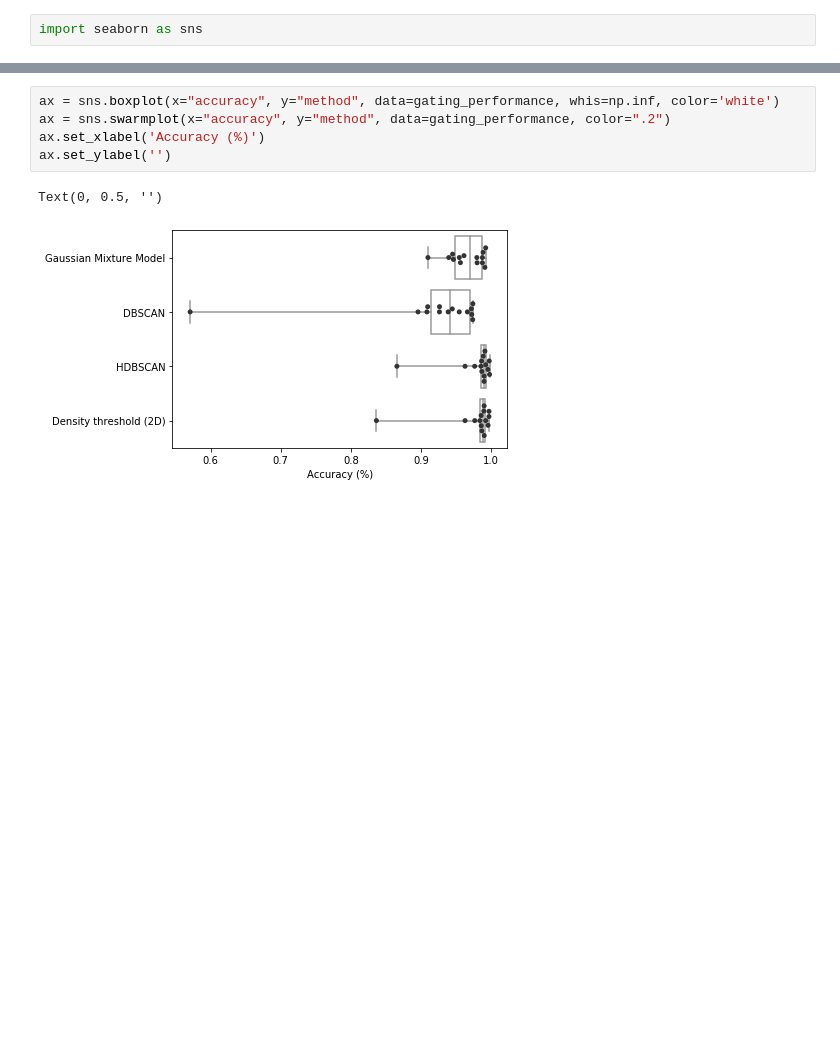
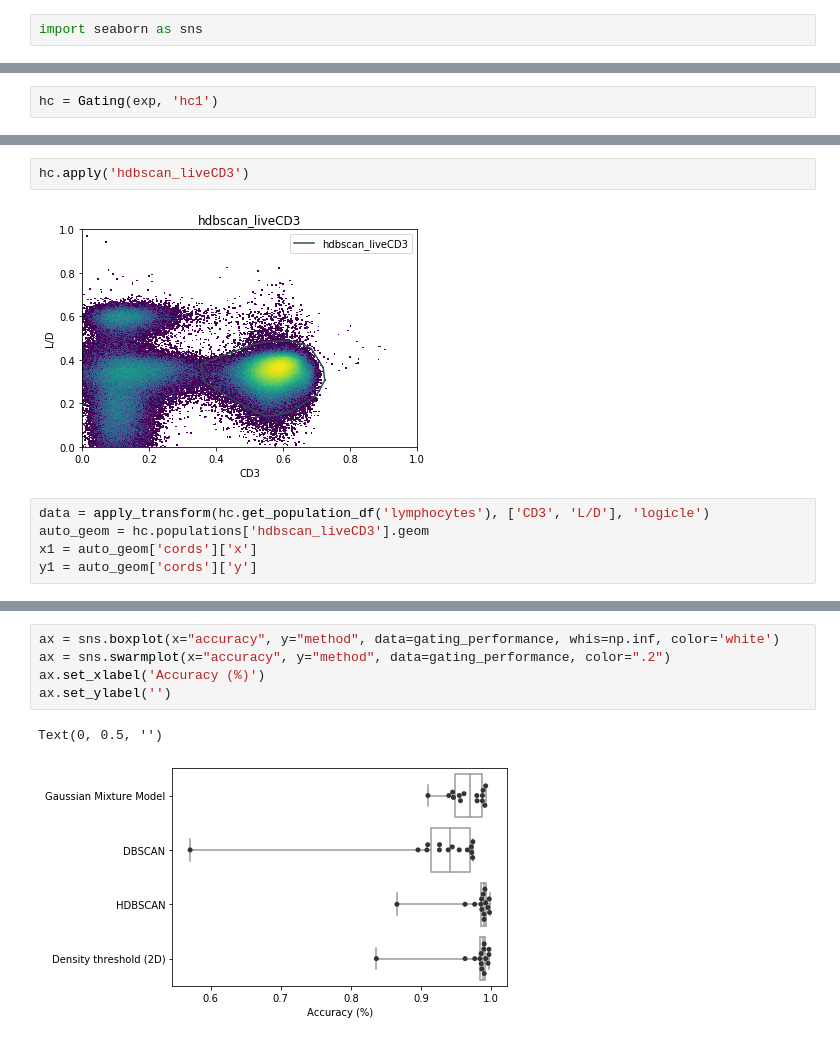
Before and after one commit to burtonrj/CytoPy, a Jupyter notebook: immunova/Notebooks/Testing/Population_Identification_Validation/CD3 Gating.ipynb, the cells around one changed output, grey strips where cells are left out. Cells and saved outputs as stored; diff of their text form; blank space fills up the shorter version.

```diff
--- a/immunova/Notebooks/Testing/Population_Identification_Validation/CD3 Gating.ipynb
+++ b/immunova/Notebooks/Testing/Population_Identification_Validation/CD3 Gating.ipynb
@@ -329,0 +296,2 @@ Text(0, 0.5, '')
+# %%
+hc = Gating(exp, 'hc1')
@@ -329,0 +309,9 @@ Text(0, 0.5, '')
+# %%
+hc.apply('hdbscan_liveCD3')
+# %% [output]
+[figure, added]
+# %%
+data = apply_transform(hc.get_population_df('lymphocytes'), ['CD3', 'L/D'], 'logicle')
+auto_geom = hc.populations['hdbscan_liveCD3'].geom
+x1 = auto_geom['cords']['x']
+y1 = auto_geom['cords']['y']
```
Also changed, not shown: parts of 17 cells of this notebook, 15 other files.
